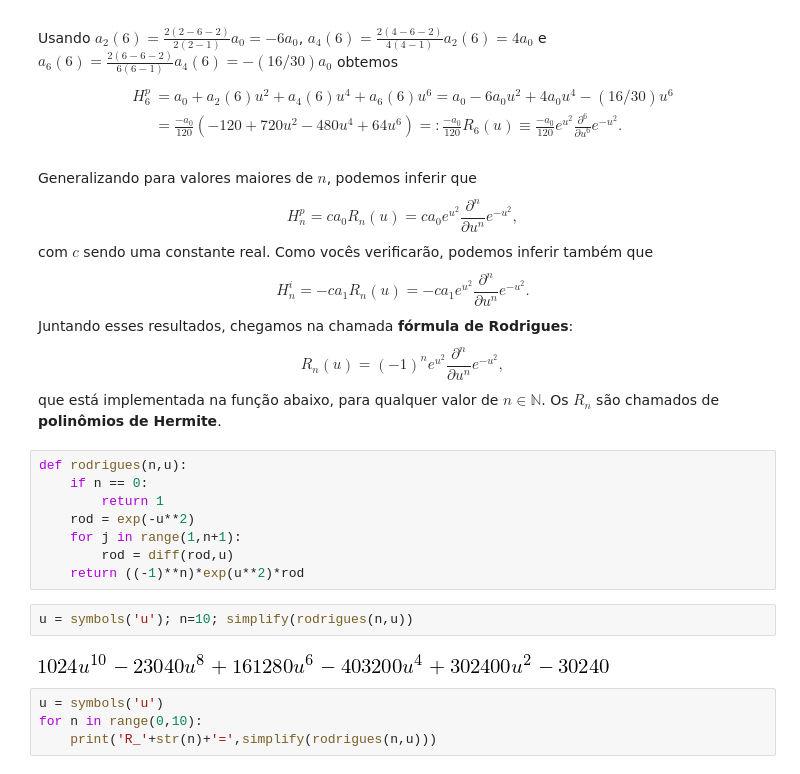
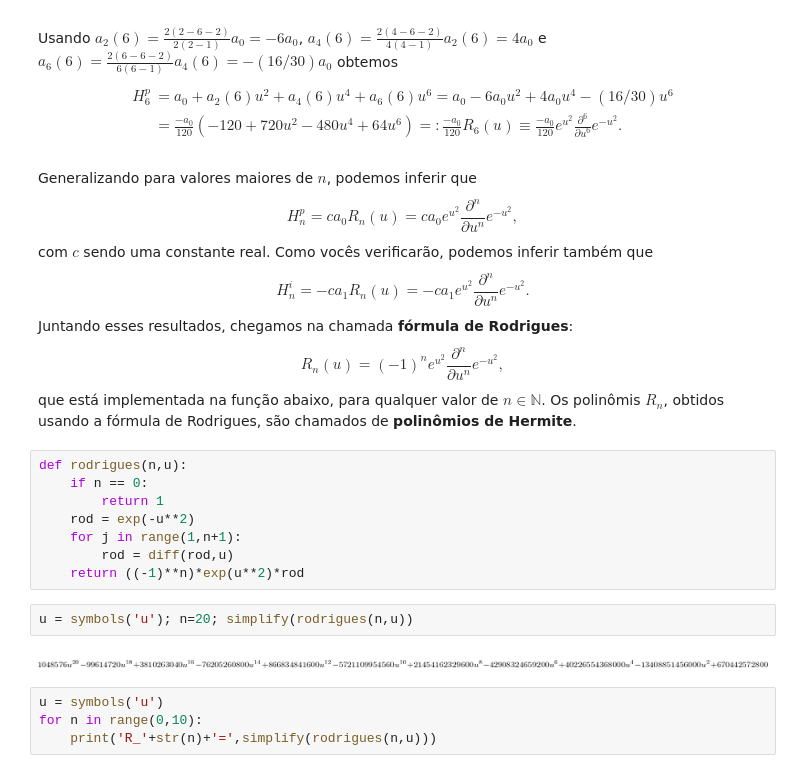
Before and after one commit to jonasmaziero/mecanica_quantica_1900-1925, a Jupyter notebook: 13_oscilador.ipynb, the cells around one changed output. Cells and saved outputs as stored; diff of their text form.

```diff
--- a/13_oscilador.ipynb
+++ b/13_oscilador.ipynb
@@ -251,7 +251,7 @@ Juntando esses resultados, chegamos na chamada __fórmula de Rodrigues__:
 \begin{equation}
 R_{n}(u) = (-1)^{n}e^{u^{2}}\frac{\partial^{n}}{\partial u^{n}}e^{-u^{2}},
 \end{equation}
-que está implementada na função abaixo, para qualquer valor de $n\in\mathbb{N}$. Os $R_{n}$ são chamados de __polinômios de Hermite__.
+que está implementada na função abaixo, para qualquer valor de $n\in\mathbb{N}$. Os polinômis $R_{n}$, obtidos usando a fórmula de Rodrigues, são chamados de __polinômios de Hermite__.
 # %%
 def rodrigues(n,u):
     if n == 0:
@@ -261,9 +261,9 @@ def rodrigues(n,u):
         rod = diff(rod,u)
     return ((-1)**n)*exp(u**2)*rod
 # %%
-u = symbols('u'); n=10; simplify(rodrigues(n,u))
+u = symbols('u'); n=20; simplify(rodrigues(n,u))
 # %% [output]
-[figure, old version]
+[figure, new version]
 # %%
 u = symbols('u')
 for n in range(0,10):
```
Also changed, not shown: parts of 4 cells of this notebook, 1 other file.
